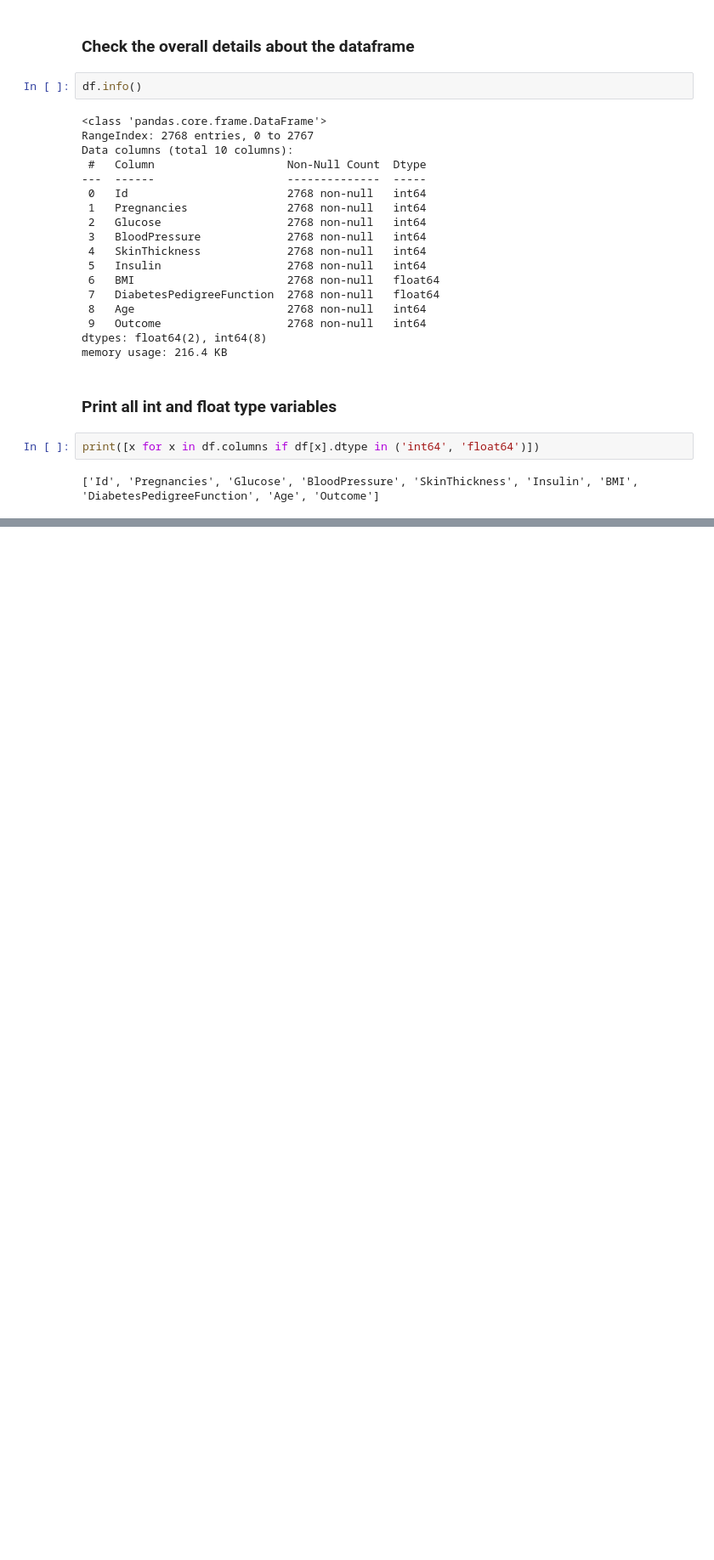
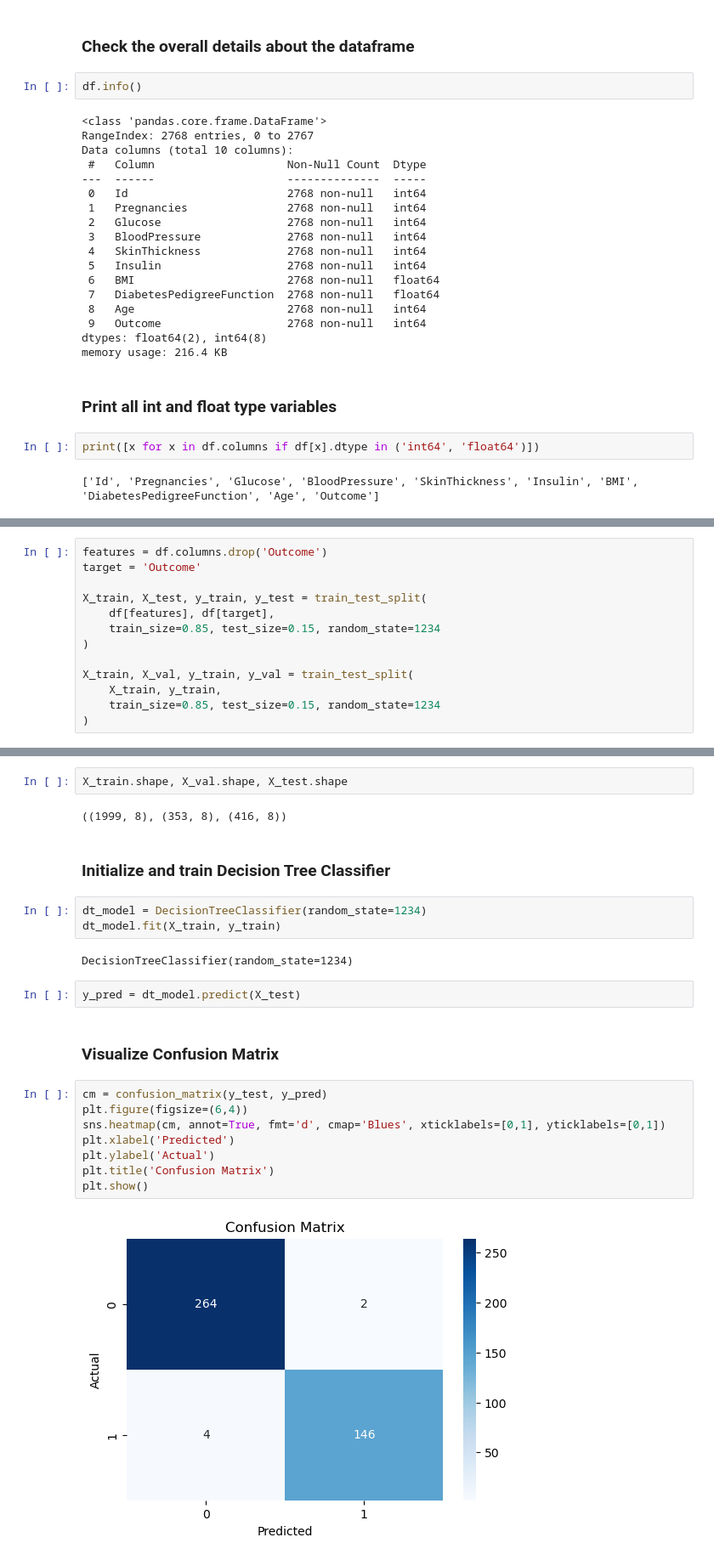
Before and after one commit to VenumiV/diabetes-predictor-ml-flask, a Jupyter notebook: notebooks/FC212002_Janith/descisiontree.ipynb, the cells around one changed output, grey strips where cells are left out. Shown at 85% size. Saved outputs shown, nothing was run; the diff lists cells and outputs as text; blank space fills up the shorter version.

```diff
--- a/notebooks/FC212002_Janith/descisiontree.ipynb
+++ b/notebooks/FC212002_Janith/descisiontree.ipynb
@@ -76,0 +184,13 @@ print([x for x in df.columns if df[x].dtype in ('int64', 'float64')])
+# %%
+features = df.columns.drop('Outcome')
+target = 'Outcome'
+
+X_train, X_test, y_train, y_test = train_test_split(
+    df[features], df[target],
+    train_size=0.85, test_size=0.15, random_state=1234
+)
+
+X_train, X_val, y_train, y_val = train_test_split(
+    X_train, y_train,
+    train_size=0.85, test_size=0.15, random_state=1234
+)
@@ -76,0 +199,25 @@ print([x for x in df.columns if df[x].dtype in ('int64', 'float64')])
+# %%
+X_train.shape, X_val.shape, X_test.shape
+# %% [output]
+((1999, 8), (353, 8), (416, 8))
+# %% [markdown]
+### Initialize and train Decision Tree Classifier
+# %%
+dt_model = DecisionTreeClassifier(random_state=1234)
+dt_model.fit(X_train, y_train)
+# %% [output]
+DecisionTreeClassifier(random_state=1234)
+# %%
+y_pred = dt_model.predict(X_test)
+# %% [markdown]
+### Visualize Confusion Matrix
+# %%
+cm = confusion_matrix(y_test, y_pred)
+plt.figure(figsize=(6,4))
+sns.heatmap(cm, annot=True, fmt='d', cmap='Blues', xticklabels=[0,1], yticklabels=[0,1])
+plt.xlabel('Predicted')
+plt.ylabel('Actual')
+plt.title('Confusion Matrix')
+plt.show()
+# %% [output]
+[figure, added]
```
Also changed, not shown: parts of 21 cells of this notebook.
